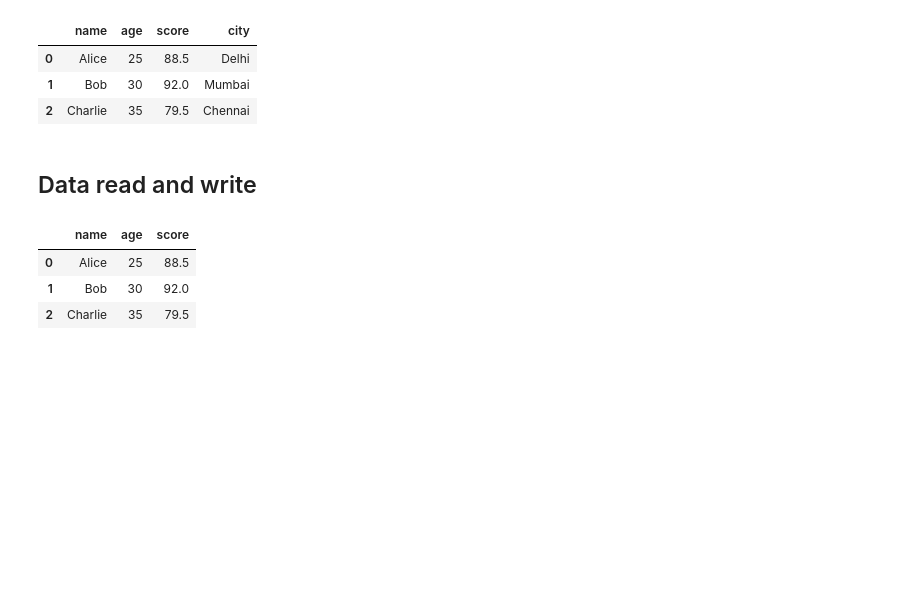
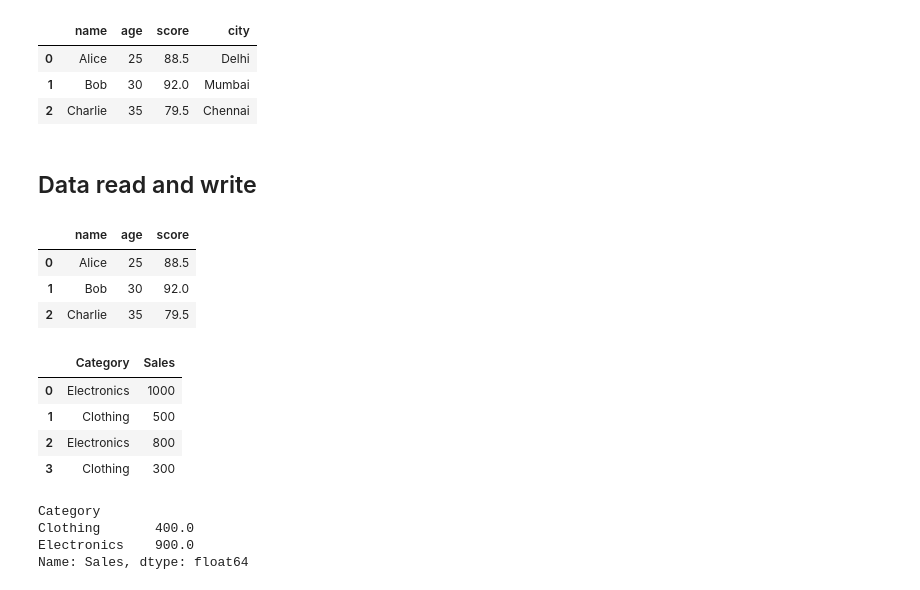
Before and after one commit to arghyadutta/intro-python-r, a Jupyter notebook: 8-pandas-intro.ipynb, the cells around one changed output. Saved outputs shown, nothing was run; the diff lists cells and outputs as text; code cells hidden in the pictures; blank space fills up the shorter version.

```diff
--- a/8-pandas-intro.ipynb
+++ b/8-pandas-intro.ipynb
@@ -258,3 +258,29 @@ pd.to_cs
 | 0 | Alice | 25 | 88.5 |
 | 1 | Bob | 30 | 92.0 |
 | 2 | Charlie | 35 | 79.5 |
+# %%
+# source: https://www.programiz.com/python-programming/pandas/groupby
+
+# create a dictionary containing the data
+data = {'Category': ['Electronics', 'Clothing', 'Electronics', 'Clothing'],
+        'Sales': [1000, 500, 800, 300]}
+
+# create a DataFrame using the data dictionary
+df = pd.DataFrame(data)
+df
+# group the DataFrame by the Category column and
+# calculate the sum of Sales for each category
+grouped = df.groupby('Category')['Sales'].mean()
+
+# print the grouped data
+print(grouped)
+# %% [output]
+|  | Category | Sales |
+| 0 | Electronics | 1000 |
+| 1 | Clothing | 500 |
+| 2 | Electronics | 800 |
+| 3 | Clothing | 300 |
+Category
+Clothing       400.0
+Electronics    900.0
+Name: Sales, dtype: float64
```
Also changed, not shown: parts of 1 cell of this notebook, 5 other files.
